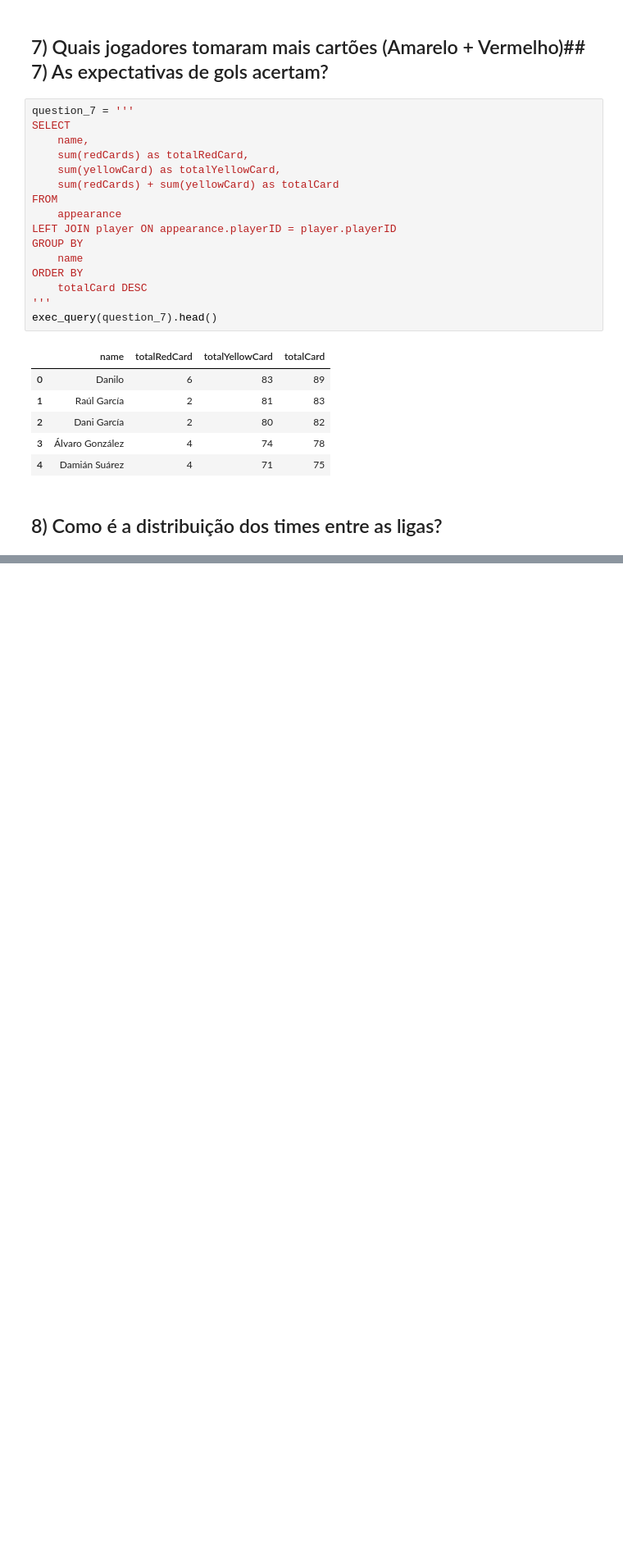
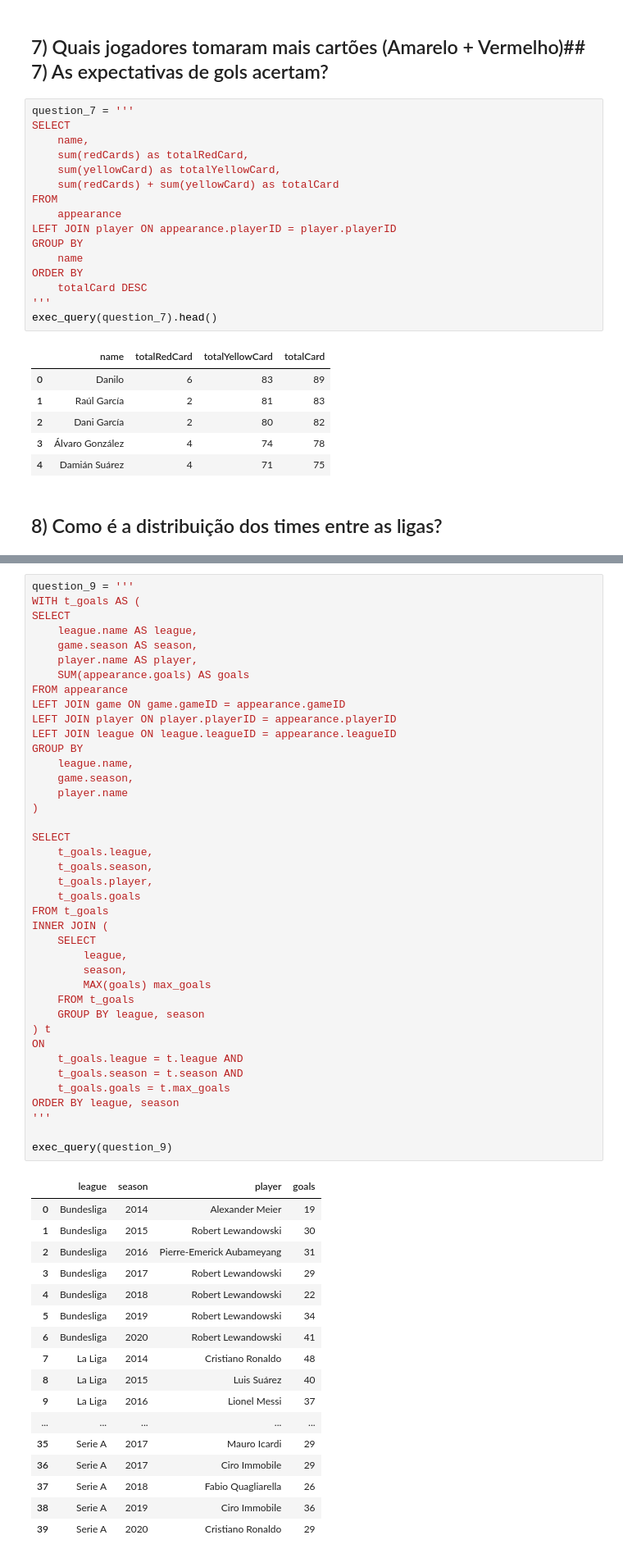
Before and after one commit to ciencia-dados-ifsp-grupo5/FootbalDatabase, a Jupyter notebook: notebooks/FootballDatabase_analysis.ipynb, the cells around one changed output, grey strips where cells are left out. Shown at 82% size. Saved outputs shown, nothing was run; the diff lists cells and outputs as text; blank space fills up the shorter version.

Commit message:
feat: add question 9

```diff
--- a/notebooks/FootballDatabase_analysis.ipynb
+++ b/notebooks/FootballDatabase_analysis.ipynb
@@ -492,0 +492,58 @@ exec_query(question_7).head()
+# %%
+question_9 = '''
+WITH t_goals AS (
+SELECT
+    league.name AS league,
+    game.season AS season,
+    player.name AS player,
+    SUM(appearance.goals) AS goals
+FROM appearance
+LEFT JOIN game ON game.gameID = appearance.gameID
+LEFT JOIN player ON player.playerID = appearance.playerID
+LEFT JOIN league ON league.leagueID = appearance.leagueID
+GROUP BY
+    league.name,
+    game.season,
+    player.name
+)
+
+SELECT
+    t_goals.league,
+    t_goals.season,
+    t_goals.player,
+    t_goals.goals
+FROM t_goals
+INNER JOIN (
+    SELECT
+        league,
+        season,
+        MAX(goals) max_goals
+    FROM t_goals
+    GROUP BY league, season
+) t
+ON
+    t_goals.league = t.league AND
+    t_goals.season = t.season AND
+    t_goals.goals = t.max_goals
+ORDER BY league, season
+'''
+
+exec_query(question_9)
+# %% [output]
+|  | league | season | player | goals |
+| 0 | Bundesliga | 2014 | Alexander Meier | 19 |
+| 1 | Bundesliga | 2015 | Robert Lewandowski | 30 |
+| 2 | Bundesliga | 2016 | Pierre-Emerick Aubameyang | 31 |
+| 3 | Bundesliga | 2017 | Robert Lewandowski | 29 |
+| 4 | Bundesliga | 2018 | Robert Lewandowski | 22 |
+| 5 | Bundesliga | 2019 | Robert Lewandowski | 34 |
+| 6 | Bundesliga | 2020 | Robert Lewandowski | 41 |
+| 7 | La Liga | 2014 | Cristiano Ronaldo | 48 |
+| 8 | La Liga | 2015 | Luis Suárez | 40 |
+| 9 | La Liga | 2016 | Lionel Messi | 37 |
+| ... | ... | ... | ... | ... |
+| 35 | Serie A | 2017 | Mauro Icardi | 29 |
+| 36 | Serie A | 2017 | Ciro Immobile | 29 |
+| 37 | Serie A | 2018 | Fabio Quagliarella | 26 |
+| 38 | Serie A | 2019 | Ciro Immobile | 36 |
+| 39 | Serie A | 2020 | Cristiano Ronaldo | 29 |
```
Also changed, not shown: parts of 5 cells of this notebook.
